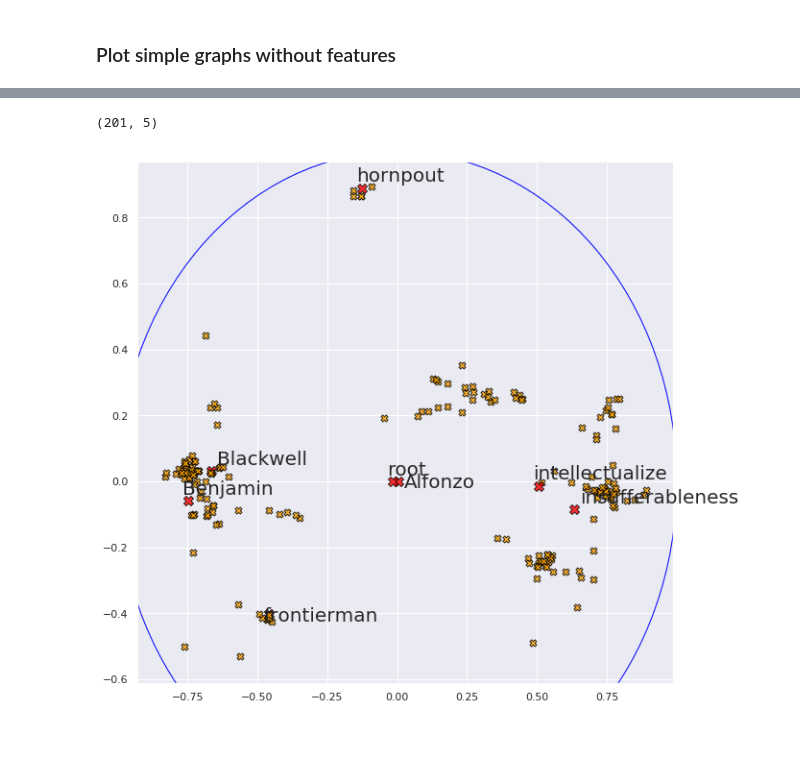
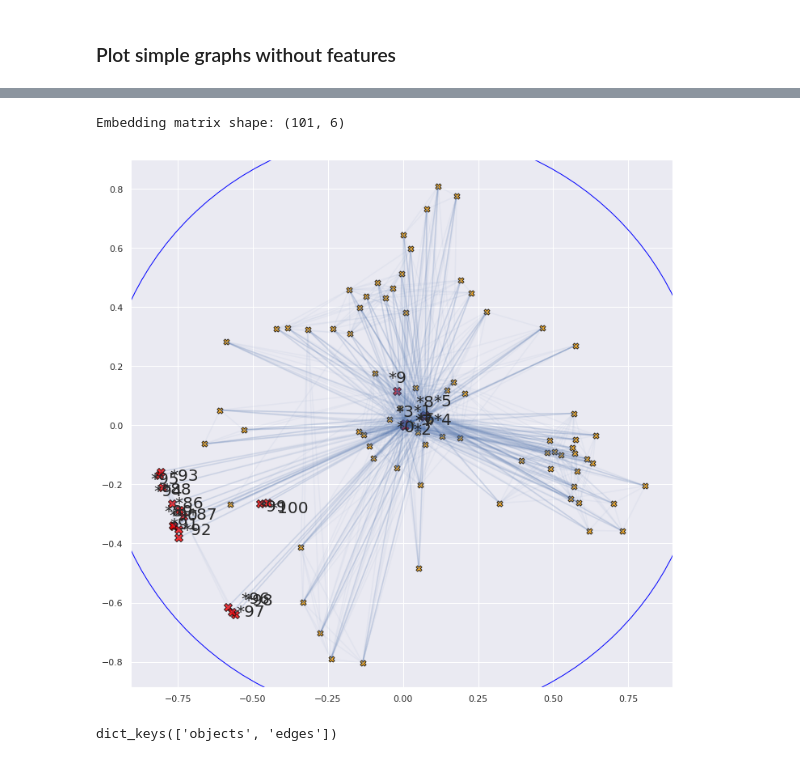
Before and after one commit to gmmarconi/poincare-embeddings, a Jupyter notebook: notebooks/Plot embedding.ipynb, the cells around one changed output, grey strips where cells are left out. Saved outputs shown, nothing was run; the diff lists cells and outputs as text; code cells hidden in the pictures.

```diff
--- a/notebooks/Plot embedding.ipynb
+++ b/notebooks/Plot embedding.ipynb
@@ -61,36 +60,57 @@ plt.show()
 # %%
-np.random.seed(77)
-model = th.load('../data/synth_simple.pth')
+np.random.seed(7)
+d0 = 4
+d1 = 5
+
+filepath = '../data/toy_simple.pth'
+graphpath =  filepath[:-4] + '_graph.p'
+model = th.load('../data/toy_simple.pth')
+graph = pickle.load(open(graphpath, 'rb'))
+edges = graph['edges']
 embed = model['model']['lt.weight'].numpy()
-print(embed.shape)
+print("Embedding matrix shape:", embed.shape)
 colors = np.zeros(len(model['objects']))
-plt.figure(figsize=(10,10))
+plt.figure(figsize=(12,12))
 ax = plt.gca()
-for idx in range(len(colors)):
-    x = embed[idx,2]
-    y = embed[idx,4]
+for idx in range(len(model['objects'])):
+    x = embed[idx,d0]
+    y = embed[idx,d1]
 
     fsize = 20
     size = 200
     displacement = np.zeros(2)
     marker = 'X'
     color = 'orange'
 
-    rootest = ['root','Alfonzo', 'Benjamin' , 'insufferableness', 'hornpout', 'frontierman', 'Blackwell', 'intellectualize'] #, 'foliar', , 62, 63, 96, 53]
+    rootest = [str(x) for x in np.arange(10)] + [str(x) for x in np.arange(86, 101)]
     if model['objects'][idx] in rootest:
-        displacement+= np.sign(np.random.random(2) - 0.5) * 0.02
+        displacement+= np.sign(np.random.random(2) - 0.5) * 0.03
         size = 100
         color='red'
         ax.scatter(x=x, y=y, c=color, alpha=0.8, s=size, edgecolor='black', marker=marker)
 
-        plt.text(x + ( displacement[0]), y + ( displacement[1]) , model['objects'][idx], fontsize=fsize)
+        plt.text(x + ( displacement[0]), y + ( displacement[1]) , '*'+model['objects'][idx], fontsize=fsize)
 
     else:
         size=50
         ax.scatter(x=x, y=y, c=color, alpha=0.8, s=size, edgecolor='black', marker=marker)
 
+for edge in edges:
+
+    x0 = embed[edge[0], d0]
+    y0 = embed[edge[0], d1]
+
+    x1 = embed[edge[1], d0]
+    y1 = embed[edge[1], d1]
+
+    plt.plot([x0, x1], [y0, y1], 'b', alpha=0.05)
+
 ax.add_artist(plt.Circle((0,0), 1, color='Blue',fill=False))
 plt.show()
 # %% [output]
-(201, 5)
+Embedding matrix shape: (101, 6)
-[figure, old version]
+[figure, new version]
+# %%
+graph.keys()
+# %% [output]
+dict_keys(['objects', 'edges'])
```
Also changed, not shown: parts of 4 cells of this notebook, 5 other files.
